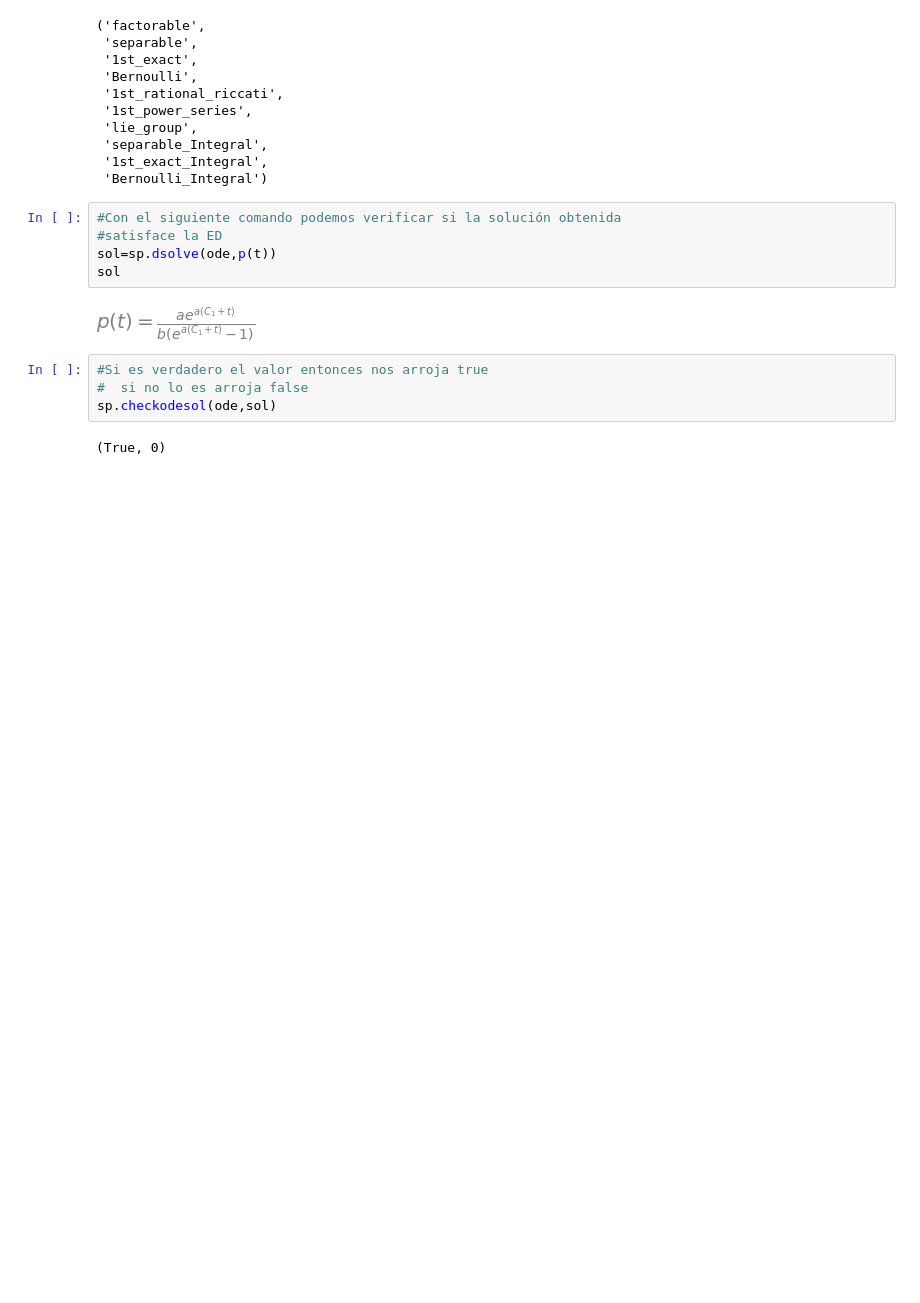
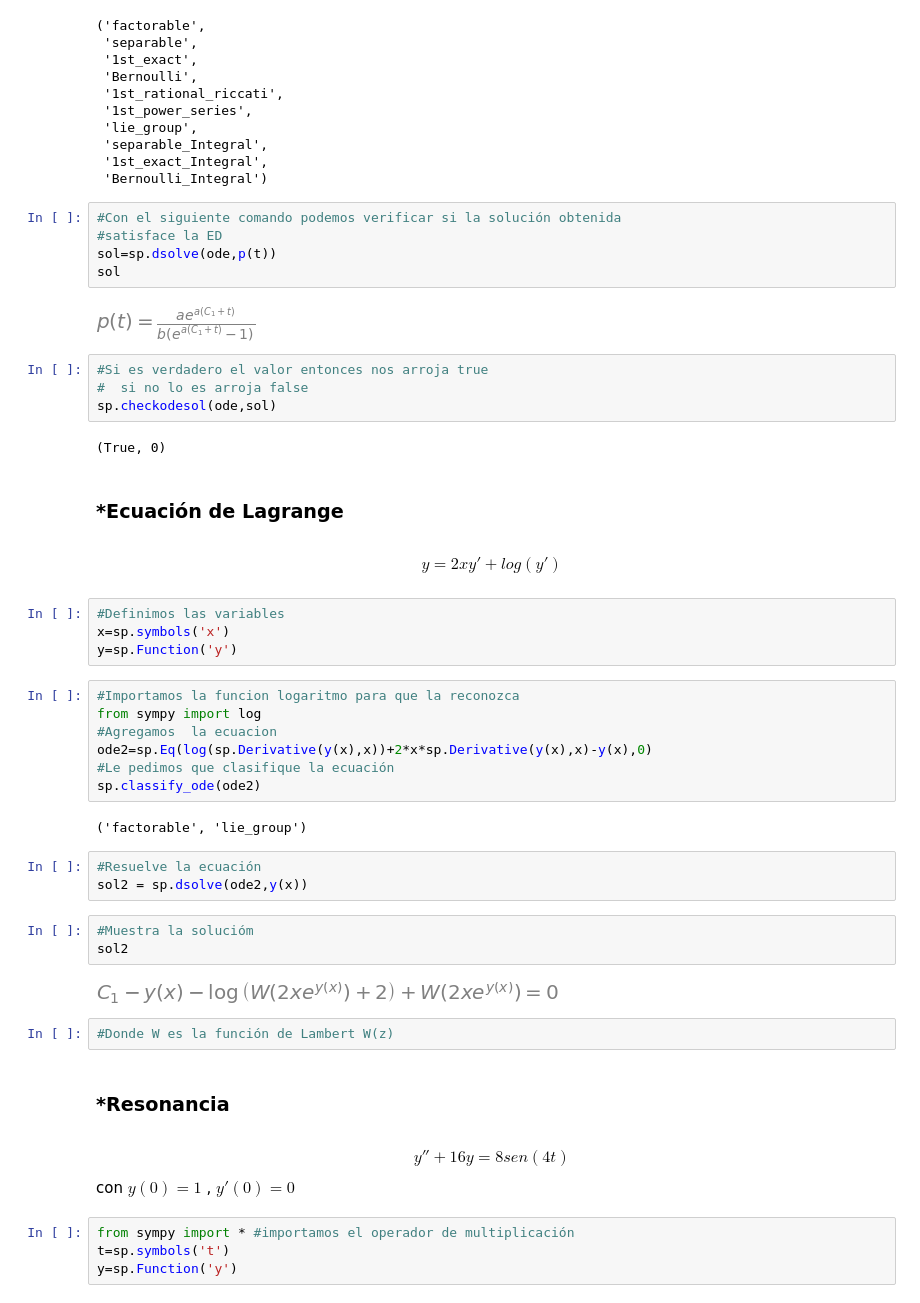
Before and after one commit to JaviMH24/Topicos-de-Ecuaciones-Diferenciales, a Jupyter notebook: Ec_Dif_con_Python.ipynb, the cells around one changed output. Drawn from its saved outputs; the diff is of its cells as text; blank space fills up the shorter version.

```diff
--- a/Ec_Dif_con_Python.ipynb
+++ b/Ec_Dif_con_Python.ipynb
@@ -97,3 +97,40 @@ sol
 sp.checkodesol(ode,sol)
 # %% [output]
 (True, 0)
+# %% [markdown]
+### *Ecuación de Lagrange
+# %% [markdown]
+$$y=2xy'+log(y')$$
+# %%
+#Definimos las variables
+x=sp.symbols('x')
+y=sp.Function('y')
+# %%
+#Importamos la funcion logaritmo para que la reconozca
+from sympy import log
+#Agregamos  la ecuacion
+ode2=sp.Eq(log(sp.Derivative(y(x),x))+2*x*sp.Derivative(y(x),x)-y(x),0)
+#Le pedimos que clasifique la ecuación
+sp.classify_ode(ode2)
+# %% [output]
+('factorable', 'lie_group')
+# %%
+#Resuelve la ecuación
+sol2 = sp.dsolve(ode2,y(x))
+# %%
+#Muestra la solucióm
+sol2
+# %% [output]
+[figure, added]
+# %%
+#Donde W es la función de Lambert W(z)
+# %% [markdown]
+### *Resonancia
+# %% [markdown]
+$$y''+16y=8sen(4t)$$
+con
+$y(0)=1$ , $y'(0)=0$
+# %%
+from sympy import * #importamos el operador de multiplicación
+t=sp.symbols('t')
+y=sp.Function('y')
```
Also changed, not shown: parts of 9 cells of this notebook.
